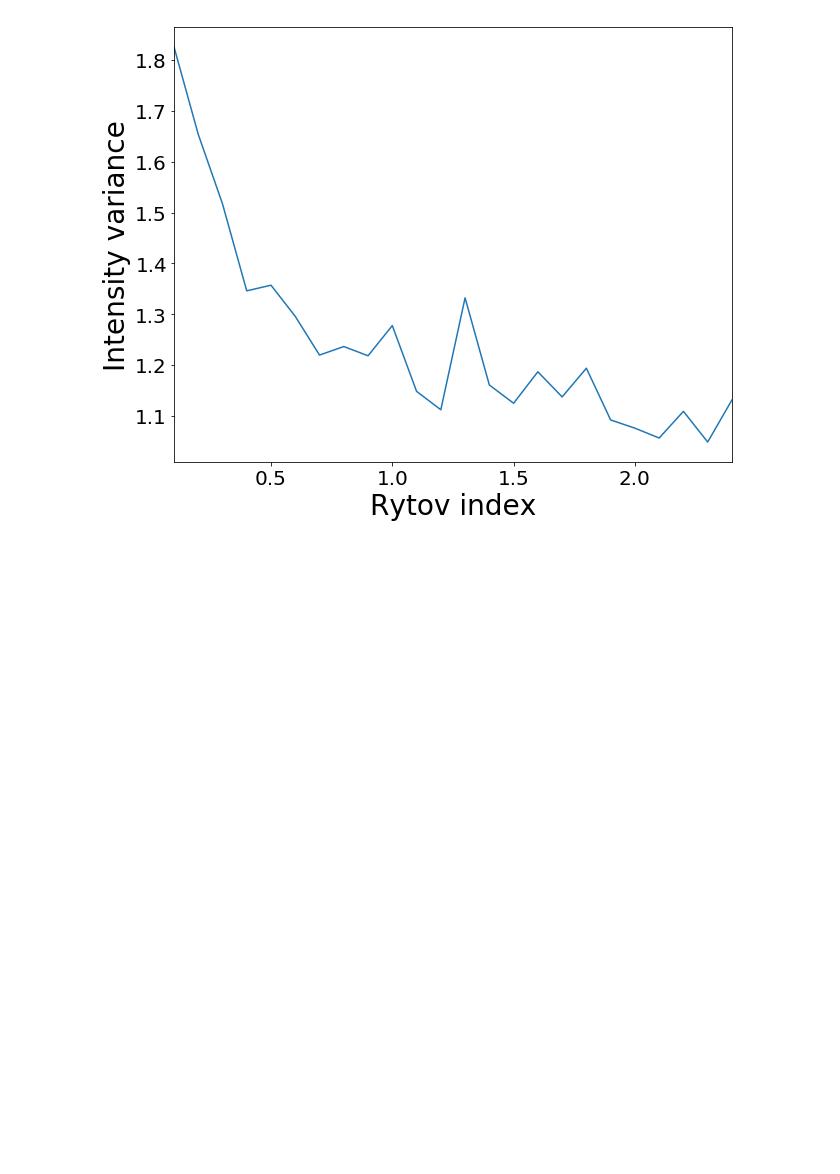
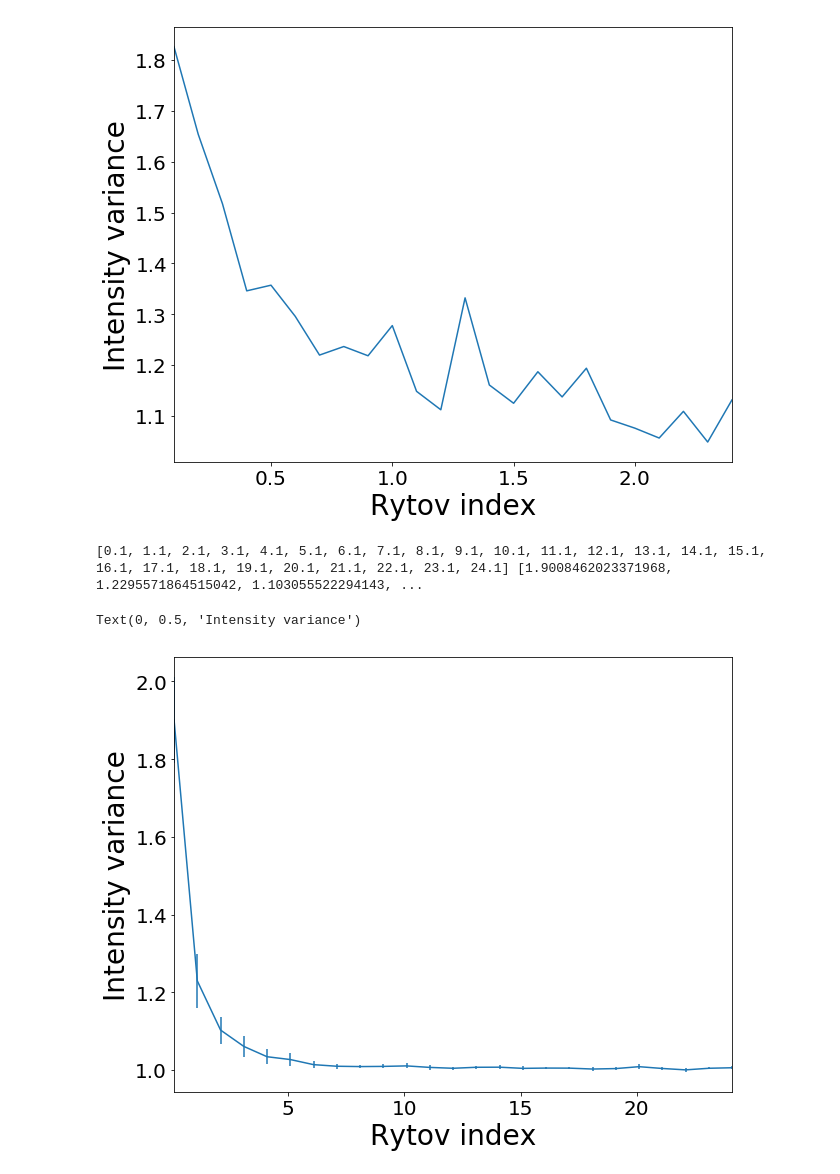
Before and after one commit to jamunozlab/turbulence, a Jupyter notebook: turbsim/Translation1.ipynb, the cells around one changed output. Cells and saved outputs as stored; diff of their text form; code cells hidden in the pictures; blank space fills up the shorter version.

```diff
--- a/turbsim/Translation1.ipynb
+++ b/turbsim/Translation1.ipynb
@@ -327,3 +327,9 @@ ax.set_ylabel('Intensity variance')
 # %% [output]
 Text(0, 0.5, 'Intensity variance')
 [figure]
+# %%
+f = open("res.dat", "r")
+# %%
+lines = []
+for line in f:
+    lines.append(line)
@@ -329,0 +339,37 @@ Text(0, 0.5, 'Intensity variance')
+# %%
+strings = []
+for idx in range(10, len(lines), 11):
+    string = ""
+    for letter in lines[idx]:
+        if ' ' == letter or '\n' == letter:
+            strings.append(string)
+            string = ""
+
+        else:
+            string = string + letter
+# %%
+RytovList = []
+varIList = []
+stdList = []
+for i in range(len(strings)):
+    v = float(strings[i])
+    if 0 == i % 3:
+        RytovList.append(v)
+    elif 1 == i % 3:
+        varIList.append(v)
+    elif 2 == i % 3:
+        stdList.append(v)
+    else:
+        print('wtf?')
+# %%
+print(RytovList, varIList, stdList)
+# %% [output]
+[0.1, 1.1, 2.1, 3.1, 4.1, 5.1, 6.1, 7.1, 8.1, 9.1, 10.1, 11.1, 12.1, 13.1, 14.1, 15.1, 16.1, 17.1, 18.1, 19.1, 20.1, 21.1, 22.1, 23.1, 24.1] [1.9008462023371968, 1.2295571864515042, 1.103055522294143, ...
+# %%
+sp = pd.Series(varIList, index=RytovList)
+ax = sp.plot(yerr=stdList, figsize=(10, 8))
+ax.set_xlabel('Rytov index', )
+ax.set_ylabel('Intensity variance')
+# %% [output]
+Text(0, 0.5, 'Intensity variance')
+[figure, added]
```
Also changed, not shown: parts of 12 cells of this notebook, 3 other files.
